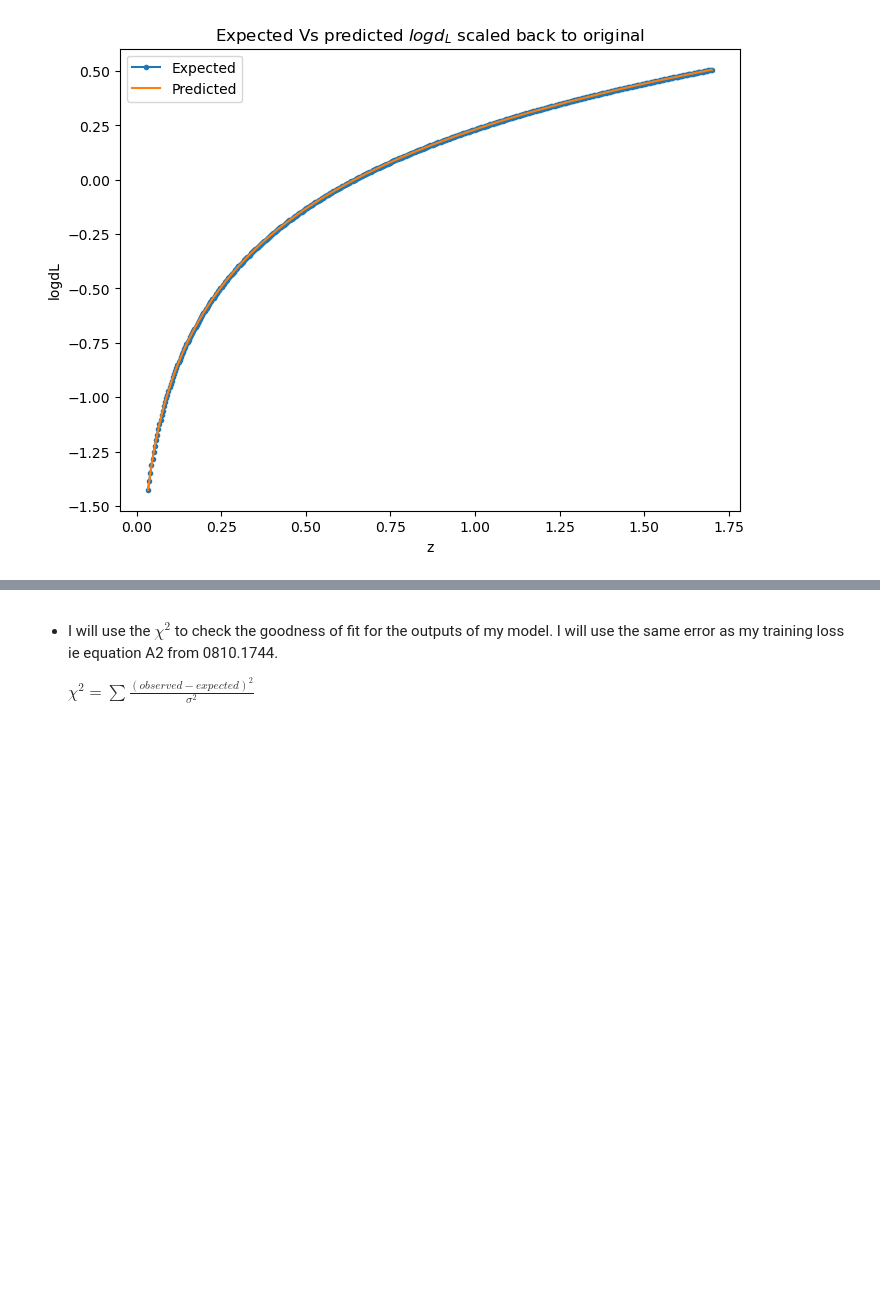
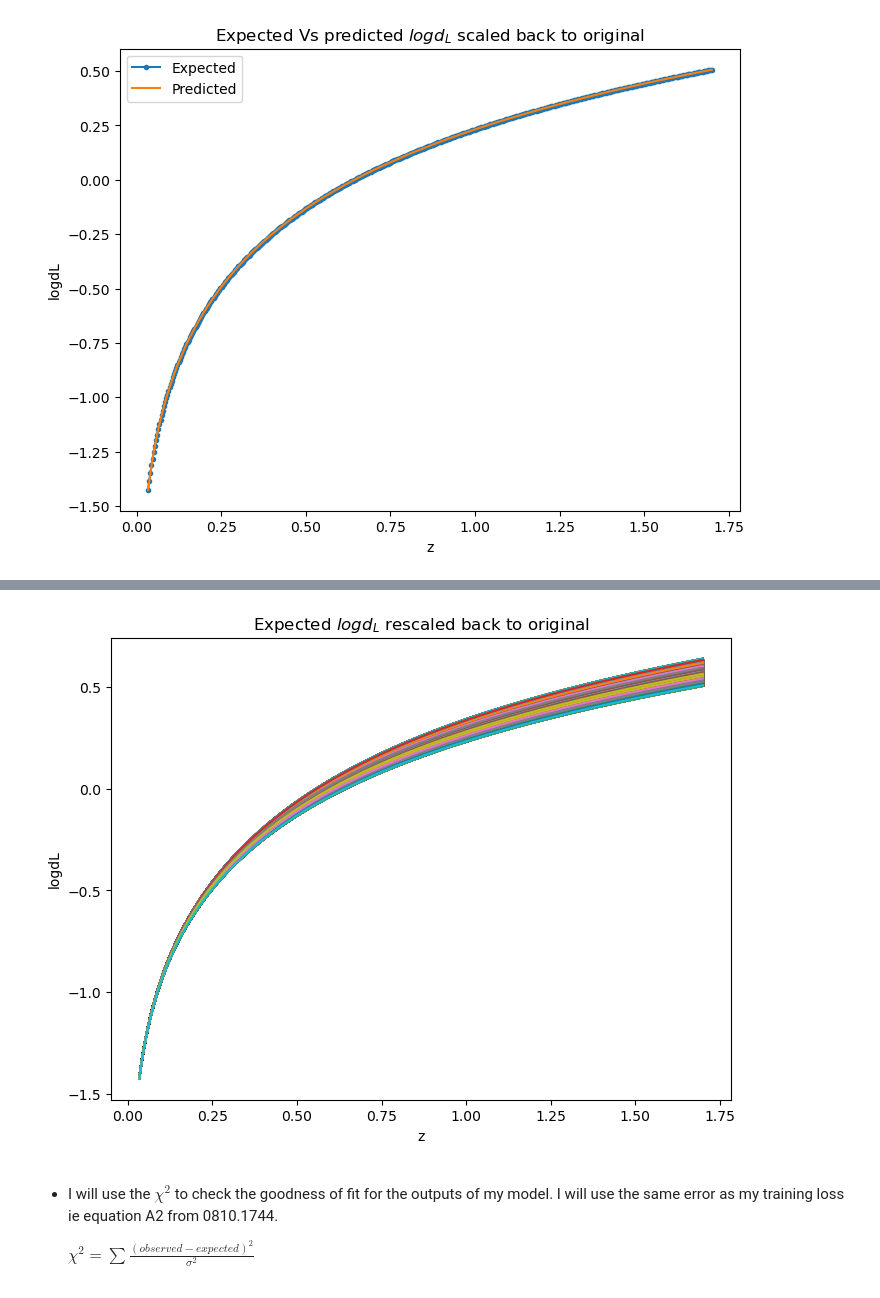
Before and after one commit to SBU-COSMOLIKE/emul2024, a Jupyter notebook: artemis/ResMLP_PC_uniform.ipynb, the cells around one changed output, grey strips where cells are left out. Cells and saved outputs as stored; diff of their text form; code cells hidden in the pictures; blank space fills up the shorter version.

Commit message:
training ResMLP on 1PC and 2PCs

```diff
--- a/artemis/ResMLP_PC_uniform.ipynb
+++ b/artemis/ResMLP_PC_uniform.ipynb
@@ -417,3 +400,20 @@ with torch.no_grad():
+# %%
+plt.figure(figsize=(8, 6))
+
+with torch.no_grad():
+    for data, labels in test_loader:
+        labels = labels.to(device)
+        labels_rescaled = labels * train_y_std + train_y_mean
+        for i in range(labels.shape[0]):
+            plt.plot(zBinsFisher, labels_rescaled[i,:].cpu().numpy(), label=f'Expected i = {i}')
+
+plt.xlabel('z')
+plt.ylabel('logdL')
+plt.title(r'Expected $logd_L$ rescaled back to original')
+#plt.legend()
+plt.show()
+# %% [output]
+[figure, added]
 # %% [markdown]
 - I will use the $\chi^2$  to check the goodness of fit for the outputs of my model. I will use the same error as my training loss ie equation A2 from 0810.1744.
 
```
Also changed, not shown: parts of 9 cells of this notebook, 3 other files.
